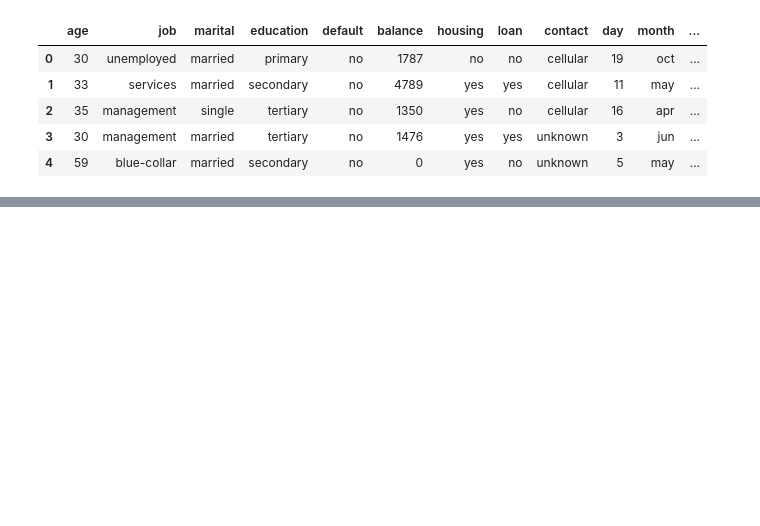
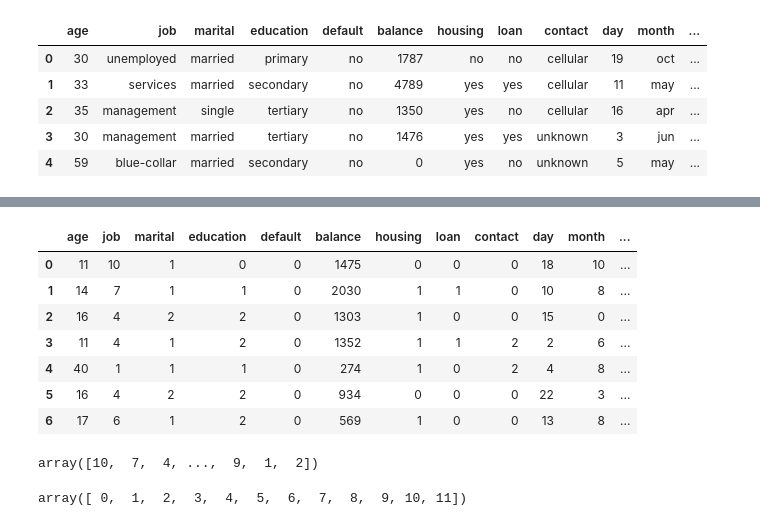
Before and after one commit to boing3887/DATA_SF_Homework, a Jupyter notebook: HW#3.ipynb, the cells around one changed output, grey strips where cells are left out. Cells and saved outputs as stored; diff of their text form; code cells hidden in the pictures; blank space fills up the shorter version.

```diff
--- a/HW#3.ipynb
+++ b/HW#3.ipynb
@@ -207,9 +26,0 @@ vector_cols
-# %%
-# Drop categorical columns % join new one-hot dataframe w/ original dataframe
-
-bdp_vector.columns = vector_cols
-bdp_vector.index = bdp.index
-
-bdp = bdp.drop(cat_cols, axis=1)
-bdp = bdp.join(bdp_vector)
-bdp.head()
@@ -270,0 +69,50 @@ array(['age', 'balance', 'campaign', 'contact', 'day', 'default',
+# %%
+# Call LabelEncoder() & OneHotEncoder().
+
+from sklearn.preprocessing import OneHotEncoder, LabelEncoder
+
+# Define LabelEncoder() as 'le'
+
+le = LabelEncoder()
+
+# Fit 'bdp_categs' (categorical variables) for bdp (dataframe of dataset) and then transform.
+
+#bdp[bdp_categs] = le.fit_transform(bdp[bdp_categs])    <-- (PREVIOUSLY EXECUTED)
+
+# Output result of attempted procedure immediately above.
+
+#bdp    <-- (PREVIOUSLY EXECUTED)
+
+# Nope, doesn't work too well - 'bad input shape' is pretty clear message.
+# %%
+# 2nd/3rd Attempt (overall) to apply LabelEncoder.fit_transform() to all columns in dataframe 'bdp'.
+
+bdp.apply(le.fit_transform, axis=0).head(7)
+
+# Unfortunately, le.fit_transform() was applied to all columns (axis=0), so numerical/continuous ...
+# ..were transformed/encoded as well, which isn't good bc results aren't terribly useful.
+# %% [output]
+|  | age | job | marital | education | default | balance | housing | loan | contact | day | month | ... |
+| 0 | 11 | 10 | 1 | 0 | 0 | 1475 | 0 | 0 | 0 | 18 | 10 | ... |
+| 1 | 14 | 7 | 1 | 1 | 0 | 2030 | 1 | 1 | 0 | 10 | 8 | ... |
+| 2 | 16 | 4 | 2 | 2 | 0 | 1303 | 1 | 0 | 0 | 15 | 0 | ... |
+| 3 | 11 | 4 | 1 | 2 | 0 | 1352 | 1 | 1 | 2 | 2 | 6 | ... |
+| 4 | 40 | 1 | 1 | 1 | 0 | 274 | 1 | 0 | 2 | 4 | 8 | ... |
+| 5 | 16 | 4 | 2 | 2 | 0 | 934 | 0 | 0 | 0 | 22 | 3 | ... |
+| 6 | 17 | 6 | 1 | 2 | 0 | 569 | 1 | 0 | 0 | 13 | 8 | ... |
+# %%
+# Fit & transform 'job' column.
+# 'enc_job' is the encoded form of bdp[job].
+
+enc_job = le.fit_transform(bdp.job)
+enc_job
+# %% [output]
+array([10,  7,  4, ...,  9,  1,  2])
+# %%
+# Look at unique values for 'enc_job' (which is encoded version of 'bdp[job]').
+
+np.unique(enc_job)
+
+# Looks ok so far.
+# %% [output]
+array([ 0,  1,  2,  3,  4,  5,  6,  7,  8,  9, 10, 11])
```
Also changed, not shown: parts of 97 cells of this notebook.
